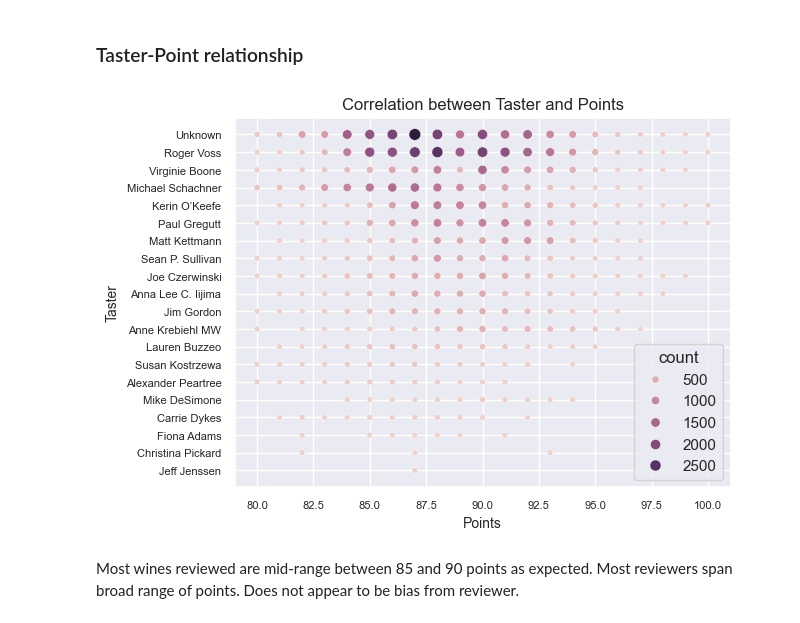
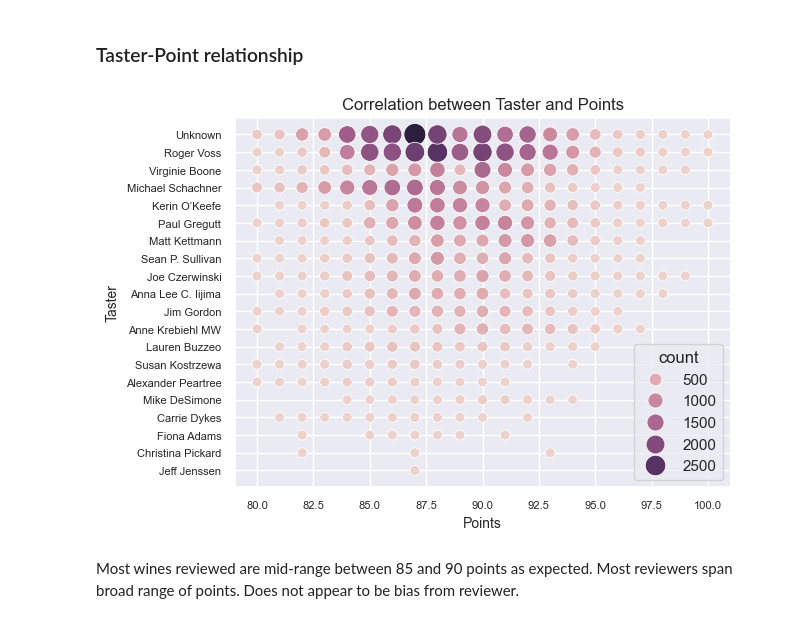
Before and after one commit to pasmith/oenologist, a Jupyter notebook: wine_review-eda.ipynb, the cells around one changed output. Drawn from its saved outputs; the diff is of its cells as text; code cells hidden in the pictures.

```diff
--- a/wine_review-eda.ipynb
+++ b/wine_review-eda.ipynb
@@ -16,7 +16,7 @@ import seaborn as sns
 sns.set_theme()
 import plotly.express as px
 # %%
-wine_df = pd.read_parquet('files/wine_review.parquet.gzip')
+wine_df = pd.read_parquet('data/wine/wine_review.parquet.gzip')
 wine_df.info()
 wine_df.head()
 # %% [output]
@@ -286,14 +410,17 @@ There is a clear relationship between the points a wine gets, and the expected p
 # %% [markdown]
 ### Taster-Point relationship
 # %%
-sns.scatterplot(wine_df.groupby(['taster_name', 'points'])[['title']].count().reset_index().rename(columns={'title': 'count'}).sort_values('count', ascending=False), x='points', y='taster_name', size='count', hue='count')
+sns.scatterplot(
+  wine_df.groupby(['taster_name', 'points'])[['title']].count().reset_index().rename(columns={'title': 'count'}).sort_values('count', ascending=False),
+  x='points', y='taster_name', size='count', hue='count', sizes=(50, 250),
+)
 plt.title("Correlation between Taster and Points", fontsize=12)
 plt.xlabel("Points",fontsize=10)
 plt.ylabel("Taster",fontsize=10)
 plt.xticks(fontsize=8)
 plt.yticks(fontsize=8)
 plt.show()
 # %% [output]
-[figure, old version]
+[figure, new version]
 # %% [markdown]
 Most wines reviewed are mid-range between 85 and 90 points as expected. Most reviewers span broad range of points. Does not appear to be bias from reviewer.
```
Also changed, not shown: parts of 27 cells of this notebook, 16 other files.
